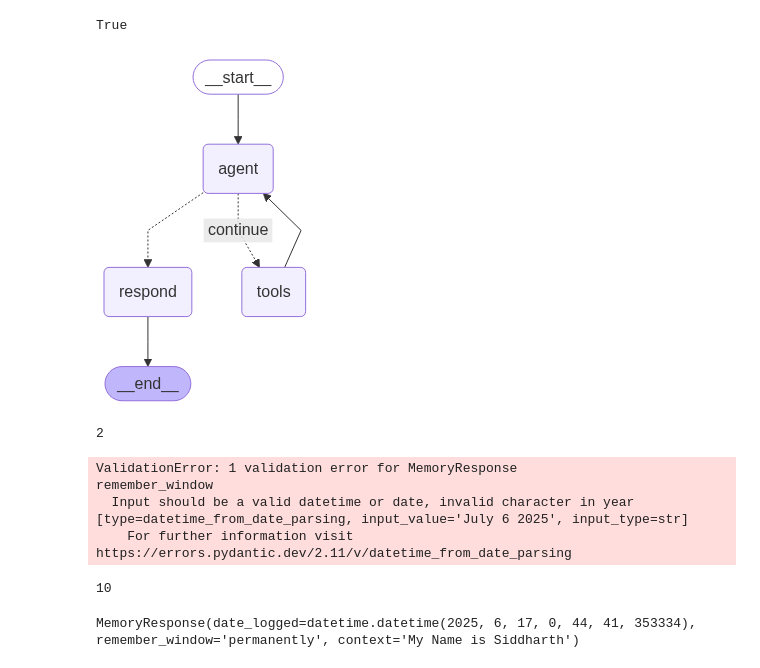
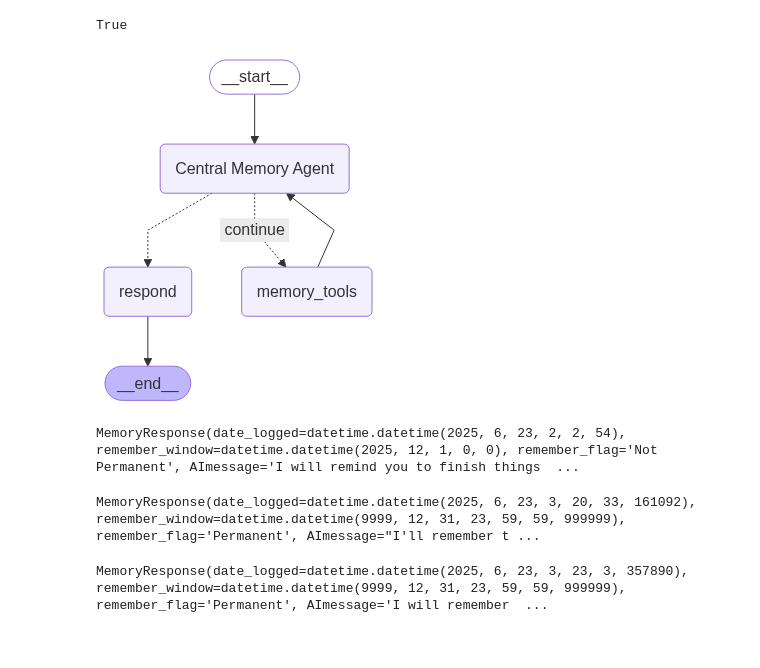
Before and after one commit to siddh30/RYO, a Jupyter notebook: notebooks/Central_Memory_HUB.ipynb, the cells around one changed output. Drawn from its saved outputs; the diff is of its cells as text; code cells hidden in the pictures.

Commit message:
Long Term Memory Established

```diff
--- a/notebooks/Central_Memory_HUB.ipynb
+++ b/notebooks/Central_Memory_HUB.ipynb
@@ -106,6 +211,17 @@ def call_model(state: AgentState):
 
 # Define the function that responds to the user
 def respond(state: AgentState):
+    permanent_memory = pd.DataFrame()
+    reminders = pd.DataFrame()
+    permanent_path = f"{conf.memory_path}/Permanent_Memory.csv"
+    reminders_path =  f"{conf.memory_path}/Reminders.csv"
+
+    if os.path.exists(permanent_path):
+        permanent_memory= pd.read_csv(permanent_path)
+
+    if os.path.exists(reminders_path):
+        reminders = pd.read_csv(reminders_path)
+
     # Construct the final answer from the arguments of the last tool call
     memory_tool_call = state["messages"][-1].tool_calls[0]
     response = MemoryResponse(**memory_tool_call["args"])
@@ -113,13 +229,26 @@ def respond(state: AgentState):
     # we need to add  a tool message corresponding to the MemoryResponse tool call,
     # This is due to LLM providers' requirement that AI messages with tool calls
     # need to be followed by a tool message for each tool call
-    tool_message = {
-        "type": "tool",
-        "content": "Here is your structured response",
-        "tool_call_id": memory_tool_call["id"],
-    }
+    # Create final AI message instead of tool message
+    ai_message = AIMessage(
+        content=response.AImessage,
+        response_metadata={"final_response": response.model_dump()}
+    )
     # We return the final answer
-    return {"final_response": response, "messages": [tool_message]}
+
+
+
+    path = reminders_path
+    central_memory = reminders
+    if response.remember_flag.lower() == 'permanent':
+        path = permanent_path
+        central_memory = permanent_memory
+
+    central_memory = pd.concat([central_memory, pd.DataFrame(response.model_dump(), index=[0])], ignore_index=True)
+    central_memory.to_csv(path, index=False)
+    return {"final_response": response, "messages": [ai_message]}
+
+
 
 
 # Define the function that determines whether to continue or not
@@ -130,63 +259,68 @@ def should_continue(state: AgentState):
     if (
         len(last_message.tool_calls) == 1
         and last_message.tool_calls[0]["name"] == "MemoryResponse"
     ):
         return "respond"
     # Otherwise we will use the tool node again
     else:
         return "continue"
 
 
+
 # Define a new graph
 workflow = StateGraph(AgentState)
 
 # Define the two nodes we will cycle between
-workflow.add_node("agent", call_model)
+workflow.add_node("Central Memory Agent", call_model)
 workflow.add_node("respond", respond)
-workflow.add_node("tools", ToolNode(tools))
+workflow.add_node("memory_tools", ToolNode(tools))
 
 # Set the entrypoint as `agent`
 # This means that this node is the first one called
-workflow.set_entry_point("agent")
+workflow.set_entry_point("Central Memory Agent")
 
 # We now add a conditional edge
 workflow.add_conditional_edges(
-    "agent",
+    "Central Memory Agent",
     should_continue,
     {
-        "continue": "tools",
+        "continue": "memory_tools",
         "respond": "respond",
     },
 )
 
-workflow.add_edge("tools", "agent")
+workflow.add_edge("memory_tools", "Central Memory Agent")
 workflow.add_edge("respond", END)
 
-graph = workflow.compile()
-graph
+central_memory_agent = workflow.compile()
+central_memory_agent.name = 'Central Memory Agent'
+central_memory_agent
 # %% [output]
-[figure, old version]
+[figure, new version]
 # %%
-answer = graph.invoke(input={"messages": [("human", "Remember to finish documents by next to next week")]})[
+answer = central_memory_agent.invoke(input={"messages": [("human", "Remind me to finish things before July")]})[
     "final_response"
 ]
 
 answer
 # %% [output]
-2
+MemoryResponse(date_logged=datetime.datetime(2025, 6, 23, 2, 2, 54), remember_window=datetime.datetime(2025, 12, 1, 0, 0), remember_flag='Not Permanent', AImessage='I will remind you to finish things  ...
-ValidationError: 1 validation error for MemoryResponse
-remember_window
-  Input should be a valid datetime or date, invalid character in year [type=datetime_from_date_parsing, input_value='July 6 2025', input_type=str]
-    For further information visit https://errors.pydantic.dev/2.11/v/datetime_from_date_parsing
 # %%
-answer = graph.invoke(input={"messages": [("human", "Remember My Name is Siddharth")]})[
+answer = central_memory_agent.invoke(input={"messages": [("human", "Remember My Name is Siddharth")]})[
     "final_response"
 ]
 
 answer
 # %% [output]
-10
+MemoryResponse(date_logged=datetime.datetime(2025, 6, 23, 3, 20, 33, 161092), remember_window=datetime.datetime(9999, 12, 31, 23, 59, 59, 999999), remember_flag='Permanent', AImessage="I'll remember t ...
-MemoryResponse(date_logged=datetime.datetime(2025, 6, 17, 0, 44, 41, 353334), remember_window='permanently', context='My Name is Siddharth')
+# %%
+answer = central_memory_agent.invoke(input={"messages": [("human", "Remember that I am a Data Scientist")]})[
+    "final_response"
+]
+
+answer
+# %% [output]
+MemoryResponse(date_logged=datetime.datetime(2025, 6, 23, 3, 23, 3, 357890), remember_window=datetime.datetime(9999, 12, 31, 23, 59, 59, 999999), remember_flag='Permanent', AImessage='I will remember  ...
 # %%
 # Helper Function
 def print_stream(stream):
```
Also changed, not shown: parts of 6 cells of this notebook, 9 other files.
